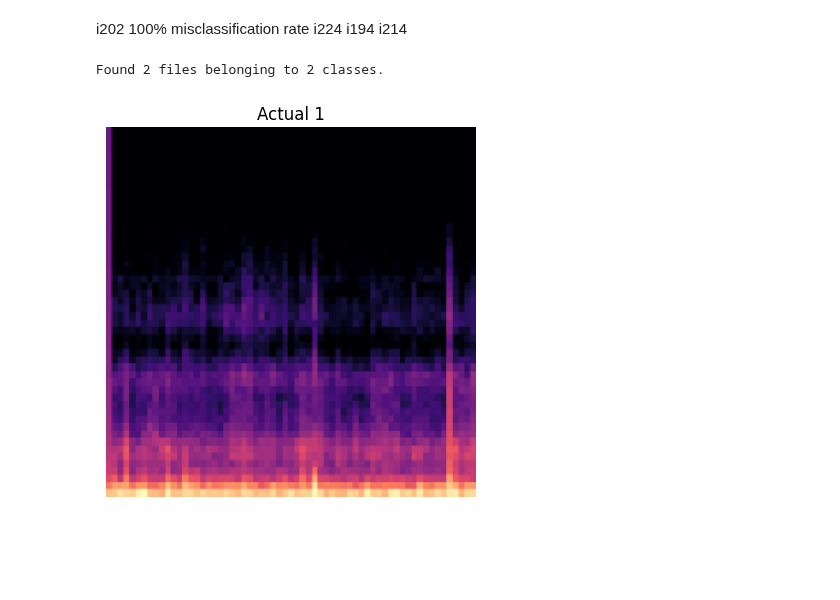
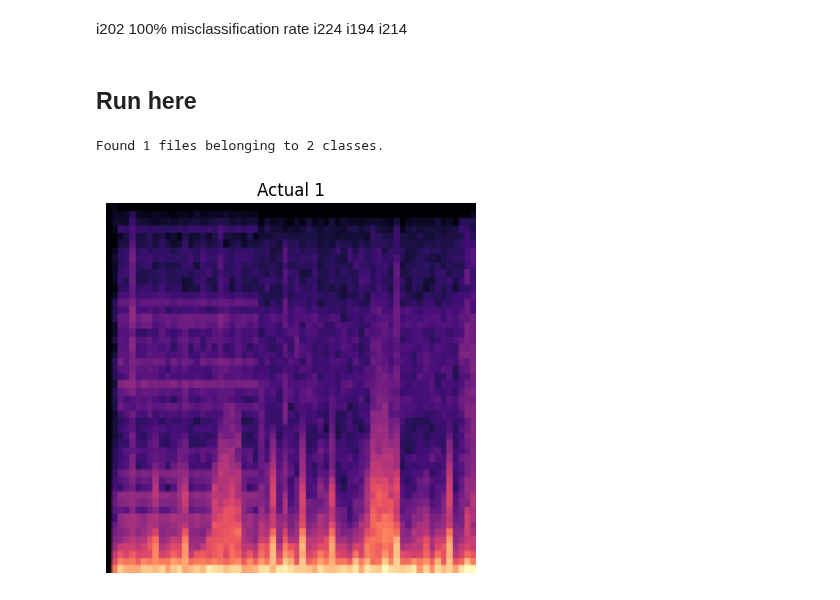
Before and after one commit to loukra/Respiratory_Disease_Classification, a Jupyter notebook: JNotebooks/Model/lime_analysis.ipynb, the cells around one changed output. Saved outputs shown, nothing was run; the diff lists cells and outputs as text; code cells hidden in the pictures; blank space fills up the shorter version.

```diff
--- a/JNotebooks/Model/lime_analysis.ipynb
+++ b/JNotebooks/Model/lime_analysis.ipynb
@@ -82,24 +83,26 @@ def load_dataset(folder, batch_size = 32, training=True, image_size=(224, 224),
     # automatically prepare an optimized number of batches while the prior one is
     # trained on.
     return dataset.batch(batch_size).prefetch(buffer_size=tf.data.AUTOTUNE), shuffled_files, class_weights, y_size
+# %% [markdown]
+## Run here
 # %%
 batch_size = 32
 IMG_SIZE =(224, 224)
 test_dir = '../../data/images/error_ana'
-test_ds, test_files, _, _ = load_dataset(test_dir, batch_size = 2, training=False, rseed = 6)
+test_ds, test_files, _, _ = load_dataset(test_dir, batch_size = 2, training=False, rseed = 3)
 # %% [output]
-Found 2 files belonging to 2 classes.
+Found 1 files belonging to 2 classes.
 # %%
 for images, labels in test_ds.take(5):
     labels = labels.numpy()
-    i = 1
+    i = 0
     # for i in range(1):
         # ax = plt.subplot(3, 4, i + 1)
     plt.imshow(images[i].numpy().astype("uint8"))
     plt.axis("off")
     plt.title(f'Actual {labels[i]}')
 # %% [output]
-[figure, old version]
+[figure, new version]
 # %%
 img = images[i].numpy().astype("uint8")
 # %%
```
Also changed, not shown: parts of 7 cells of this notebook, 4 other files.
